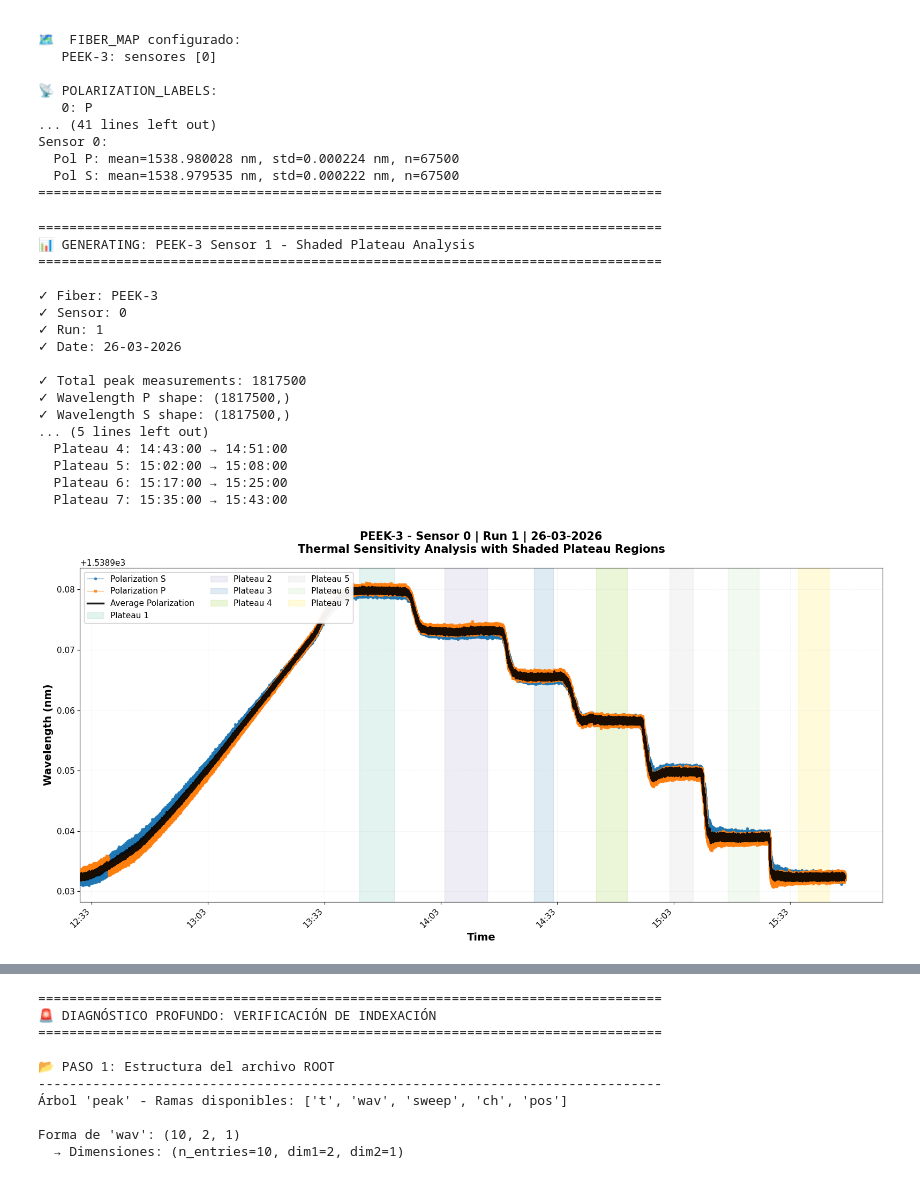
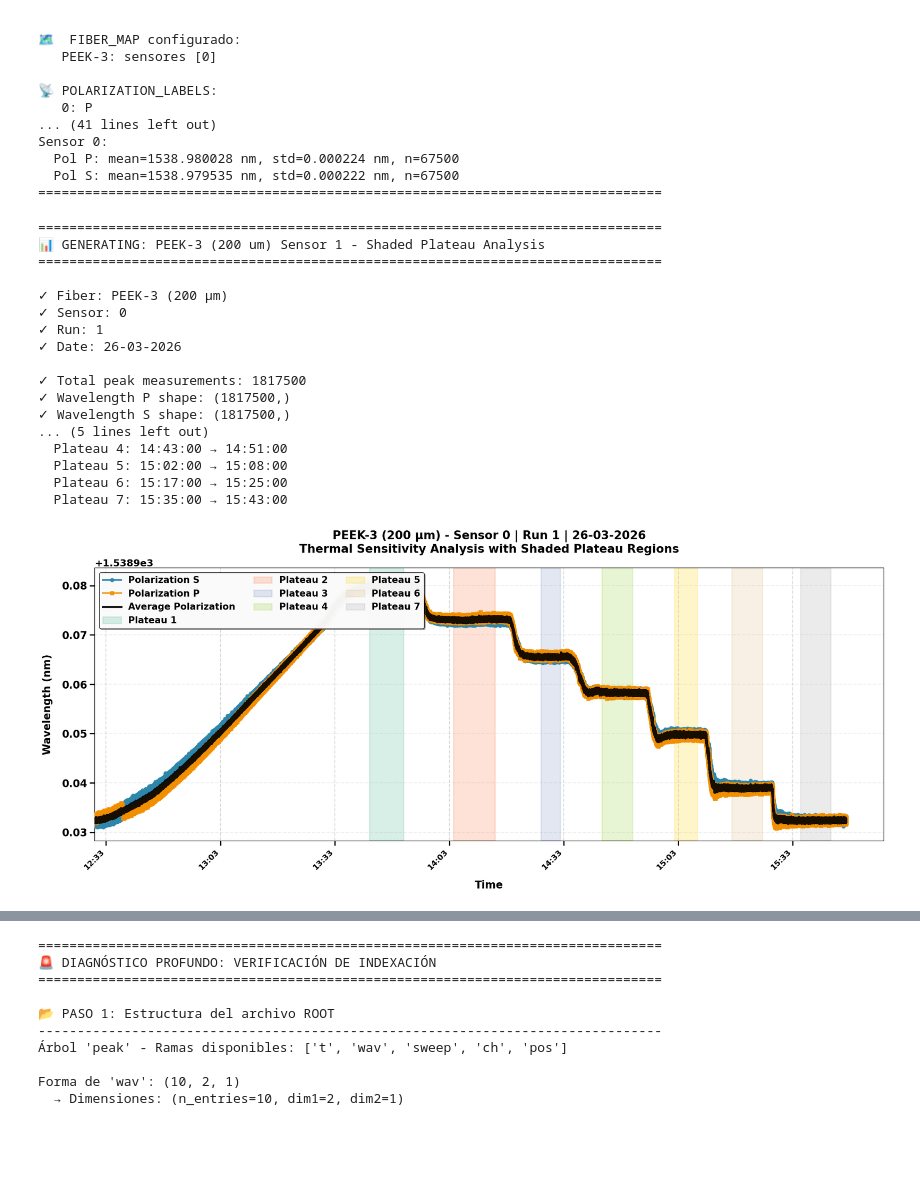
Before and after one commit to garpol/rtd-calibration-ana, a Jupyter notebook: FBG_Sensitivity_Analysis/Analysis Sens Press_PEEK3_200_26-03-2026_1.ipynb, the cells around one changed output, grey strips where cells are left out. Drawn from its saved outputs; the diff is of its cells as text; code cells hidden in the pictures; blank space fills up the shorter version.

```diff
--- a/FBG_Sensitivity_Analysis/Analysis Sens Press_PEEK3_200_26-03-2026_1.ipynb
+++ b/FBG_Sensitivity_Analysis/Analysis Sens Press_PEEK3_200_26-03-2026_1.ipynb
@@ -3332,25 +3413,24 @@ Sensor 0:
 ================================================================================
 # %%
 # ============================================================================
-# 📊 CUSTOM PLOT: PEEK-3 Sensor 1 - Shaded Plateaus (S and P Polarizations)
+# 📊 CUSTOM PLOT: PEEK-3 (200 um) Sensor 1 - Shaded Plateaus (S and P Polarizations)
 # Run 1 | Date: 26-03-2026
 # ============================================================================
 # This cell creates a comprehensive time-series plot with shaded plateau regions
-# for both S and P polarizations of PEEK-3 Sensor 1 (Run 1)
-
+# for both S and P polarizations of PEEK-3 (200 um) Sensor 1 (Run 1)
 import matplotlib.pyplot as plt
 import matplotlib.dates as mdates
 import numpy as np
 import datetime
 
 print("="*80)
-print("📊 GENERATING: PEEK-3 Sensor 1 - Shaded Plateau Analysis")
+print("📊 GENERATING: PEEK-3 (200 um) Sensor 1 - Shaded Plateau Analysis")
 print("="*80)
 
 # Configuration
 SENSOR_IDX = 0  # PEEK-3 has only one sensor in range
 POL_LABELS_SHORT = {0: 'P', 1: 'S'}
-FIBER_NAME = "PEEK-3"
+FIBER_NAME = "PEEK-3 (200 µm)"
 RUN_NUMBER = 1
 DATE_STR = "26-03-2026"
 
@@ -3373,8 +3453,24 @@ print(f"✓ Wavelength S shape: {wav_s.shape}")
 # Define time cutoff: start from 12:30h
 time_cutoff = datetime.datetime(2026, 3, 26, 12, 30, 0)
 
-# Create the figure
-fig, ax = plt.subplots(figsize=(16, 8))
+# Configurar estilo global para matplotlib (más visible para slides)
+plt.rcParams.update({
+    'font.size': 14,
+    'font.weight': 'bold',
+    'axes.labelweight': 'bold',
+    'axes.titleweight': 'bold',
+    'xtick.labelsize': 16,
+    'ytick.labelsize': 16,
+    'xtick.major.width': 2,
+    'ytick.major.width': 2,
+    'xtick.major.size': 8,
+    'ytick.major.size': 8,
+    'legend.fontsize': 14,
+    'lines.linewidth': 2.5
+})
+
+# Create the figure - más grande para slides
+fig, ax = plt.subplots(figsize=(20, 9))
 
 # Filter data for visualization (from 12:30h onwards)
 mask = peak_times >= time_cutoff
@@ -3382,23 +3478,23 @@ peak_times_filtered = peak_times[mask]
 wav_p_filtered = wav_p[mask]
 wav_s_filtered = wav_s[mask]
 
-# Plot wavelength time series for both polarizations
+# Plot wavelength time series for both polarizations - con líneas más gruesas
 ax.plot(peak_times_filtered, wav_s_filtered, 'o-',
-        color='#1f77b4', markersize=3, linewidth=0.8, alpha=0.8,
+        color='#2E86AB', markersize=6, linewidth=2.8, alpha=0.85,
         label='Polarization S', zorder=3)
 
 ax.plot(peak_times_filtered, wav_p_filtered, 's-',
-        color='#ff7f0e', markersize=3, linewidth=0.8, alpha=0.8,
+        color='#F18F01', markersize=6, linewidth=2.8, alpha=0.85,
         label='Polarization P', zorder=3)
 
 # Calculate and plot average polarization
 wav_mean_filtered = (wav_s_filtered + wav_p_filtered) / 2
 ax.plot(peak_times_filtered, wav_mean_filtered, '-',
-        color='#000000', linewidth=2.5, alpha=0.9,
+        color='#000000', linewidth=3.5, alpha=0.9,
         label='Average Polarization', zorder=4)
 
 # Add shaded plateau regions
-colors_plateaus = plt.cm.Set3(np.linspace(0, 1, len(detector.plateaus['common'])))
+colors_plateaus = plt.cm.Set2(np.linspace(0, 1, len(detector.plateaus['common'])))
 
 print(f"\n✓ Number of plateaus: {len(detector.plateaus['common'])}")
 
@@ -3409,55 +3505,65 @@ for i, (plat, color) in enumerate(zip(detector.plateaus['common'], colors_platea
     # Only draw plateaus that are within the visible range
     if tfin >= time_cutoff:
         ax.axvspan(t0, tfin, alpha=0.25, color=color, zorder=1,
-                   label=f'Plateau {i}')
+                   label=f'Plateau {i}', linewidth=2)
         print(f"  Plateau {i}: {t0.strftime('%H:%M:%S')} → {tfin.strftime('%H:%M:%S')}")
 
-# Formatting
-ax.set_xlabel('Time', fontsize=14, fontweight='bold')
-ax.set_ylabel('Wavelength (nm)', fontsize=14, fontweight='bold')
+# Formatting - títulos más grandes
+ax.set_xlabel('Time', fontsize=17, fontweight='bold', labelpad=15)
+ax.set_ylabel('Wavelength (nm)', fontsize=17, fontweight='bold', labelpad=15)
 
 title_text = f'{FIBER_NAME} - Sensor {SENSOR_IDX} | Run {RUN_NUMBER} | {DATE_STR}\n'
 title_text += 'Thermal Sensitivity Analysis with Shaded Plateau Regions'
-ax.set_title(title_text, fontsize=15, fontweight='bold', pad=20)
+ax.set_title(title_text, fontsize=19, fontweight='bold', pad=25)
 
-# Legend
-ax.legend(fontsize=11, ncol=3, loc='upper left', framealpha=0.95)
+# Hacer números de ejes más grandes y en negrita
+for label in ax.get_xticklabels():
+    label.set_fontweight('bold')
+    label.set_fontsize(17)
+for label in ax.get_yticklabels():
+    label.set_fontweight('bold')
+    label.set_fontsize(17)
 
-# Grid
-ax.grid(alpha=0.3, linestyle='--', linewidth=0.5)
+# Legend - más grande y con mejor presentación
+ax.legend(fontsize=15, ncol=3, loc='upper left', framealpha=0.95,
+          edgecolor='black', fancybox=True, shadow=True)
+
+# Grid - más visible
+ax.grid(alpha=0.4, linestyle='--', linewidth=1.5)
+ax.set_axisbelow(True)
 
 # X-axis formatting
 ax.set_xlim(left=time_cutoff)
 ax.xaxis.set_major_formatter(mdates.DateFormatter('%H:%M'))
 ax.xaxis.set_major_locator(mdates.MinuteLocator(interval=30))
-plt.setp(ax.xaxis.get_majorticklabels(), rotation=45, ha='right')
+plt.setp(ax.xaxis.get_majorticklabels(), rotation=45, ha='right', fontsize=13, fontweight='bold')
 
 # Y-axis formatting
 ax.yaxis.grid(True, alpha=0.2)
 
-plt.tight_layout()
+plt.tight_layout(pad=2.0)
 plt.show()
 
 print("\n" + "="*80)
-print("✅ Plot generated successfully")
+print("✅ Plot generated successfully - Optimized for presentation")
 print("="*80)
 # %% [output]
 ================================================================================
-📊 GENERATING: PEEK-3 Sensor 1 - Shaded Plateau Analysis
+📊 GENERATING: PEEK-3 (200 um) Sensor 1 - Shaded Plateau Analysis
 ================================================================================
 
-✓ Fiber: PEEK-3
+✓ Fiber: PEEK-3 (200 µm)
 ✓ Sensor: 0
 ✓ Run: 1
 ✓ Date: 26-03-2026
 
 ✓ Total peak measurements: 1817500
 ✓ Wavelength P shape: (1817500,)
 ✓ Wavelength S shape: (1817500,)
 ... (5 lines left out)
   Plateau 4: 14:43:00 → 14:51:00
   Plateau 5: 15:02:00 → 15:08:00
   Plateau 6: 15:17:00 → 15:25:00
   Plateau 7: 15:35:00 → 15:43:00
-[figure, old version]
+[figure, new version]
 ================================================================================
```
Also changed, not shown: parts of 3 cells of this notebook, 10 other files.
